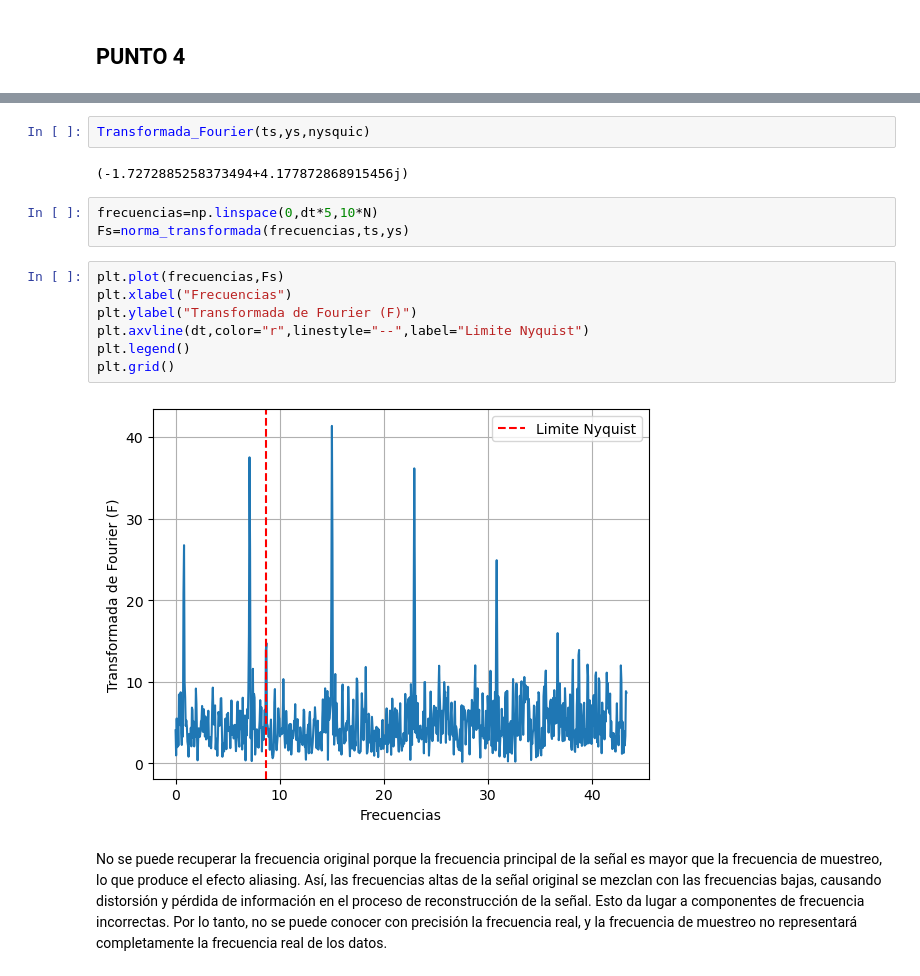
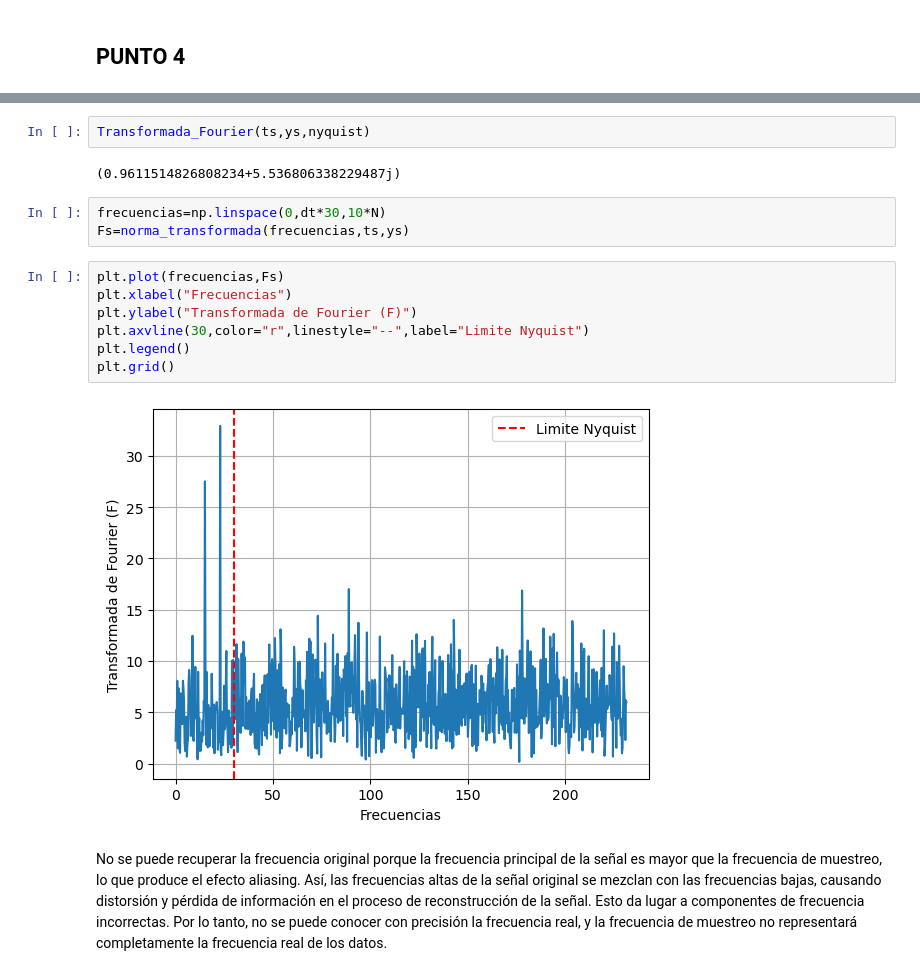
Before and after one commit to DANI2579/MetodosComputacionalesII, a Jupyter notebook: Taller_1_MetodosII/Untitled.ipynb, the cells around one changed output, grey strips where cells are left out. Saved outputs shown, nothing was run; the diff lists cells and outputs as text.

```diff
--- a/Taller_1_MetodosII/Untitled.ipynb
+++ b/Taller_1_MetodosII/Untitled.ipynb
@@ -102,19 +121,19 @@ nyquist
 # %%
-Transformada_Fourier(ts,ys,nysquic)
+Transformada_Fourier(ts,ys,nyquist)
 # %% [output]
-(-1.7272885258373494+4.177872868915456j)
+(0.9611514826808234+5.536806338229487j)
 # %%
-frecuencias=np.linspace(0,dt*5,10*N)
+frecuencias=np.linspace(0,dt*30,10*N)
 Fs=norma_transformada(frecuencias,ts,ys)
 # %%
 plt.plot(frecuencias,Fs)
 plt.xlabel("Frecuencias")
 plt.ylabel("Transformada de Fourier (F)")
-plt.axvline(dt,color="r",linestyle="--",label="Limite Nyquist")
+plt.axvline(30,color="r",linestyle="--",label="Limite Nyquist")
 plt.legend()
 plt.grid()
 # %% [output]
-[figure, old version]
+[figure, new version]
 # %% [markdown]
 No se puede recuperar la frecuencia original porque la frecuencia principal de la señal es mayor que la frecuencia de muestreo, lo que produce el efecto aliasing. Así, las frecuencias altas de la señal original se mezclan con las frecuencias bajas, causando distorsión y pérdida de información en el proceso de reconstrucción de la señal. Esto da lugar a componentes de frecuencia incorrectas. Por lo tanto, no se puede conocer con precisión la frecuencia real, y la frecuencia de muestreo no representará completamente la frecuencia real de los datos.
 # %% [markdown]
```
Also changed, not shown: parts of 7 cells of this notebook.
